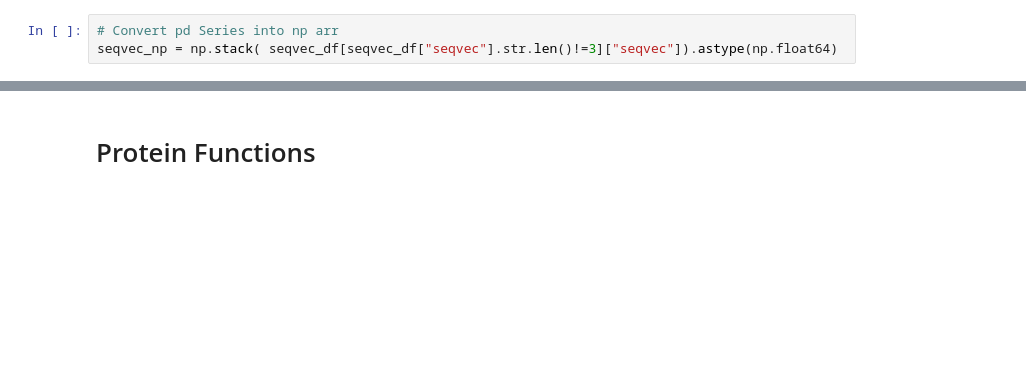
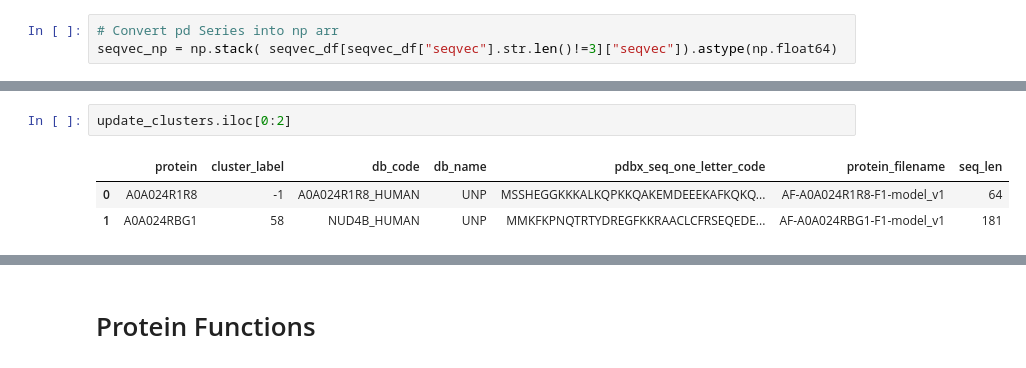
Before and after one commit to dptrsa-300/pss, a Jupyter notebook: Evaluate Cluster Outcome.ipynb, the cells around one changed output, grey strips where cells are left out. Cells and saved outputs as stored; diff of their text form; blank space fills up the shorter version.

```diff
--- a/Evaluate Cluster Outcome.ipynb
+++ b/Evaluate Cluster Outcome.ipynb
@@ -168,0 +197,6 @@ TypeError: a bytes-like object is required, not 'ParquetFile'
+# %%
+update_clusters.iloc[0:2]
+# %% [output]
+|  | protein | cluster_label | db_code | db_name | pdbx_seq_one_letter_code | protein_filename | seq_len |
+| 0 | A0A024R1R8 | -1 | A0A024R1R8_HUMAN | UNP | MSSHEGGKKKALKQPKKQAKEMDEEEKAFKQKQ... | AF-A0A024R1R8-F1-model_v1 | 64 |
+| 1 | A0A024RBG1 | 58 | NUD4B_HUMAN | UNP | MMKFKPNQTRTYDREGFKKRAACLCFRSEQEDE... | AF-A0A024RBG1-F1-model_v1 | 181 |
```
Also changed, not shown: parts of 49 cells of this notebook.
